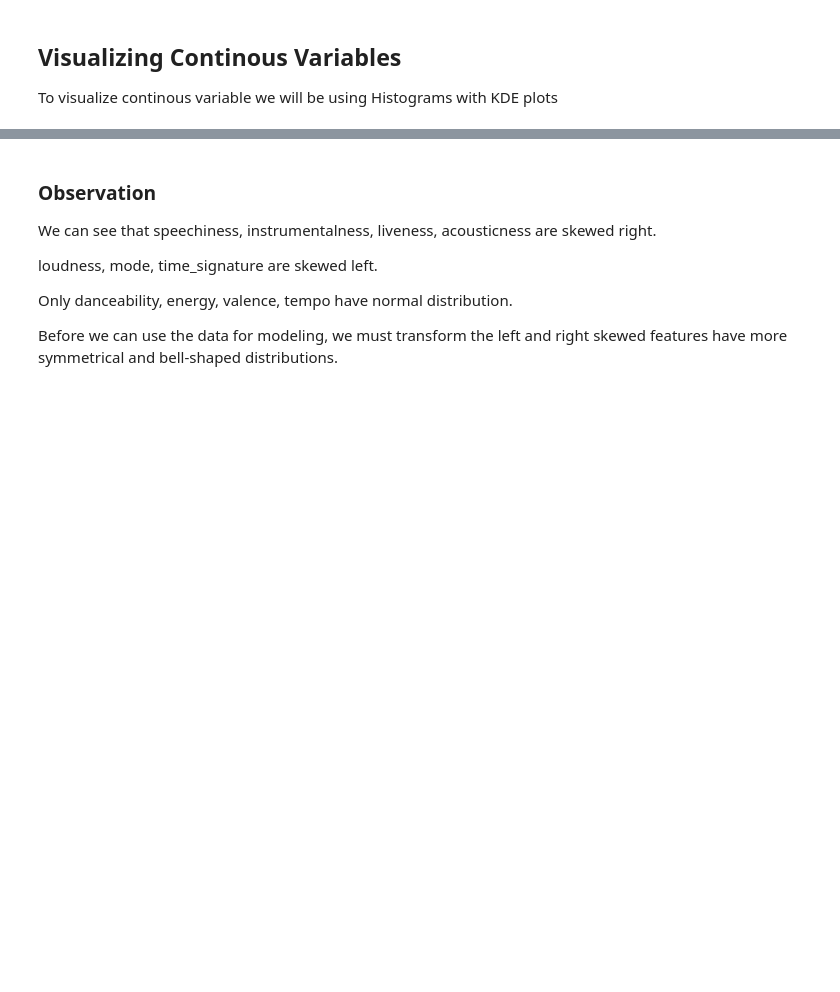
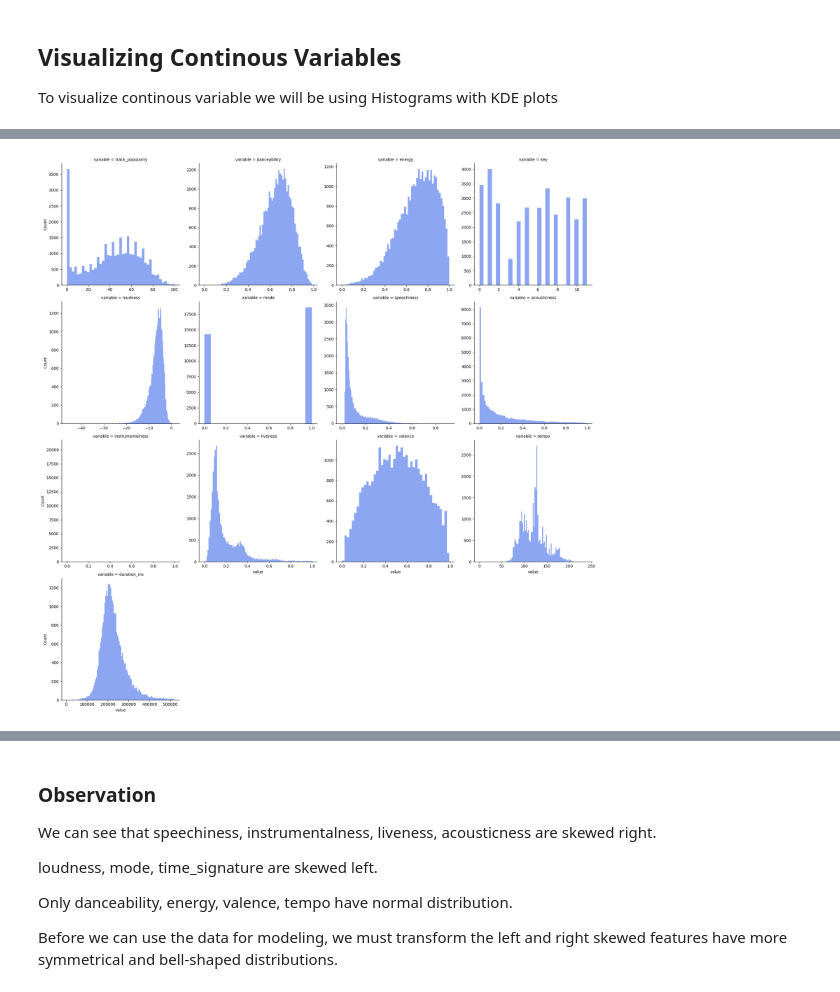
Before and after one commit to vas610/cmpinf-2100_introduction_data_centric_computing, a Jupyter notebook: week8/assignment/eda/Srinivasa_Raghavan_Vasanth_Madhavan_EDA.ipynb, the cells around one changed output, grey strips where cells are left out. Cells and saved outputs as stored; diff of their text form; code cells hidden in the pictures; blank space fills up the shorter version.

```diff
--- a/week8/assignment/eda/Srinivasa_Raghavan_Vasanth_Madhavan_EDA.ipynb
+++ b/week8/assignment/eda/Srinivasa_Raghavan_Vasanth_Madhavan_EDA.ipynb
@@ -150,0 +191,4 @@ To visualize continous variable we will be using Histograms with KDE plots
+# %%
+df_lf = df.reset_index().\
+rename(columns={'index': 'rowid'}).\
+melt(id_vars=id_cols, value_vars=df_features.columns)
@@ -150,0 +211,10 @@ To visualize continous variable we will be using Histograms with KDE plots
+# %%
+
+sns.displot(data = df_lf, x='value', col='variable', kind='hist',
+            facet_kws={'sharex': False, 'sharey': False},
+            common_bins=False,
+            col_wrap=4)
+
+plt.show()
+# %% [output]
+[figure, added]
```
Also changed, not shown: parts of 47 cells of this notebook.
